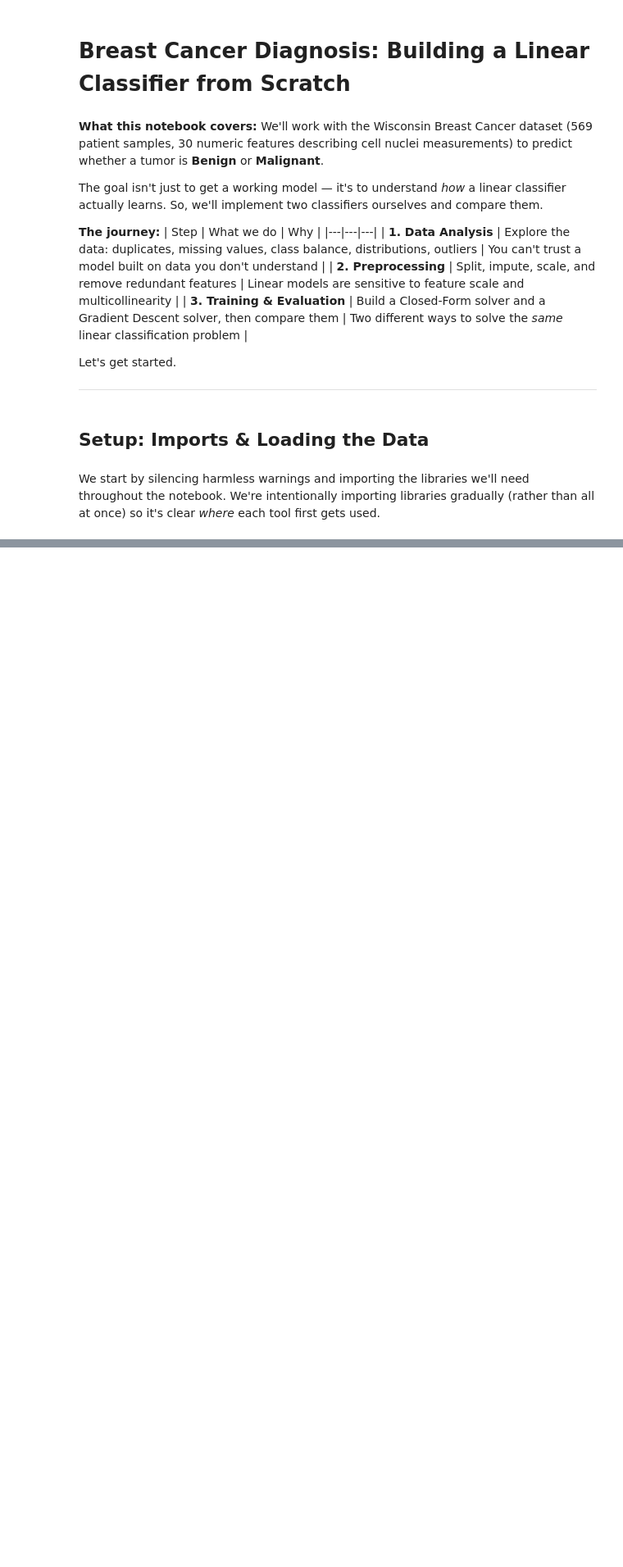
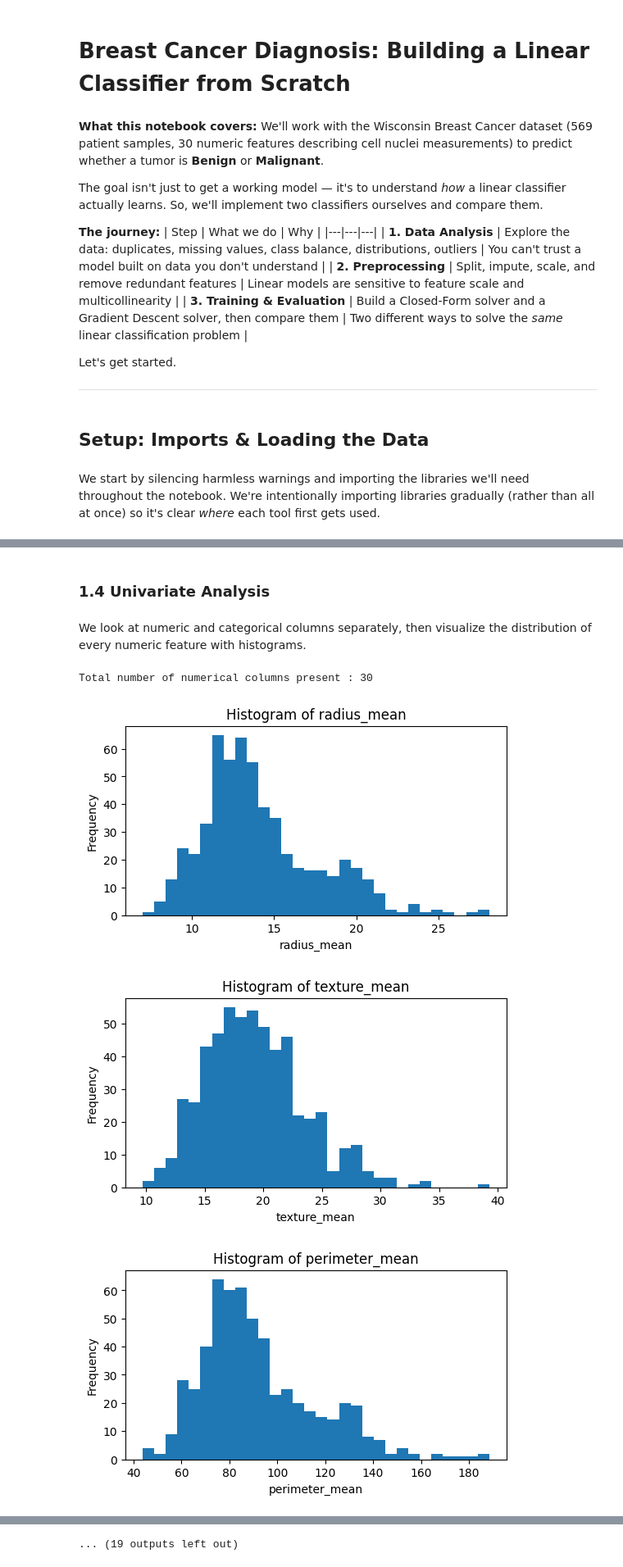
Before and after one commit to swayambhu2010/Python-Visibility, a Jupyter notebook: Data analysis, pre-processing and visualization/Week_1_v_0_0.ipynb, the cells around one changed output, grey strips where cells are left out. Shown at 82% size. Drawn from its saved outputs; the diff is of its cells as text; code cells hidden in the pictures; blank space fills up the shorter version.

```diff
--- a/Data analysis, pre-processing and visualization/Week_1_v_0_0.ipynb
+++ b/Data analysis, pre-processing and visualization/Week_1_v_0_0.ipynb
@@ -32,0 +66,2 @@ FileNotFoundError: [Errno 2] No such file or directory: '/content/dataset.csv'
+# %%
+df = df.drop('id', axis = 1)
@@ -32,0 +114,9 @@ FileNotFoundError: [Errno 2] No such file or directory: '/content/dataset.csv'
+# %%
+missing_values = df.isna().sum()
+if missing_values.sum() == 0:
+     print("No missing values found in the dataset.")
+else:
+     for col, count in missing_values.items():
+         if count > 0:
+             percentage_missing = (count / len(df)) * 100
+             print(f'{col}: {percentage_missing:.1f}%')
@@ -32,0 +143,23 @@ FileNotFoundError: [Errno 2] No such file or directory: '/content/dataset.csv'
+# %% [markdown]
+### 1.4 Univariate Analysis
+# %% [markdown]
+We look at numeric and categorical columns separately, then visualize the distribution of every numeric feature with histograms.
+# %%
+numerical_columns = df.select_dtypes(include= 'number').columns
+print(f'Total number of numerical columns present : {len(numerical_columns)}')
+
+for col in numerical_columns:
+    plt.figure(figsize = (6, 3))
+
+    plt.hist(df[col].dropna(), bins = 30)
+
+    plt.title(f'Histogram of {col}')
+    plt.xlabel(col)
+    plt.ylabel("Frequency") # Set the y-axis label
+
+    plt.show()
+# %% [output]
+Total number of numerical columns present : 30
+[figure, added]
+[figure, added]
+[figure, added]
@@ -32,0 +174 @@ FileNotFoundError: [Errno 2] No such file or directory: '/content/dataset.csv'
+... (19 outputs left out)
```
Also changed, not shown: parts of 29 cells of this notebook.
